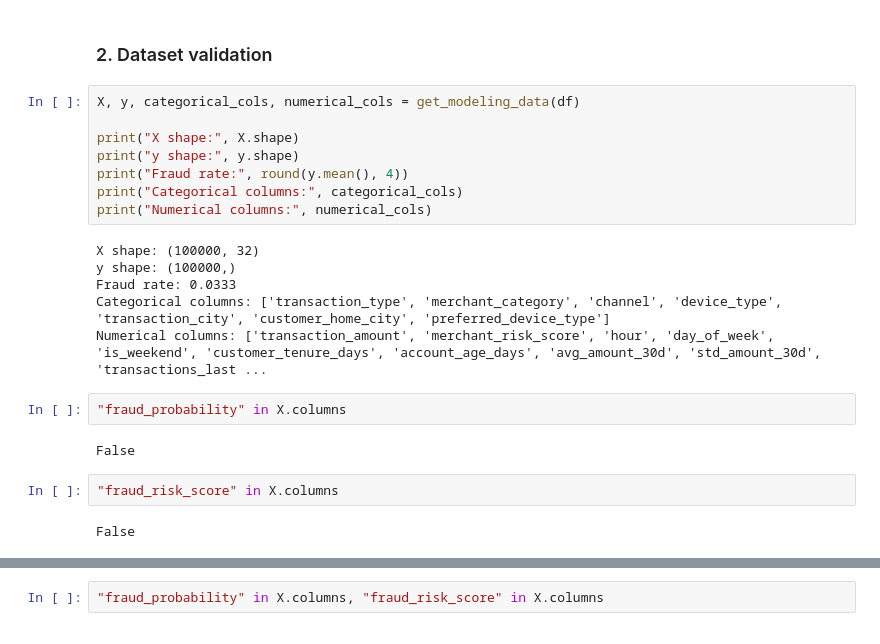
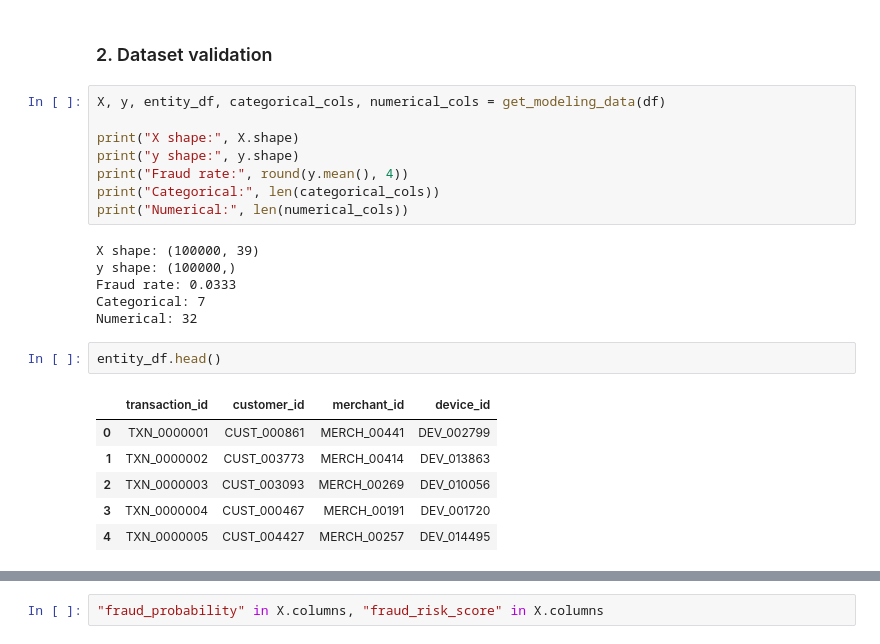
Before and after one commit to dacardonave/finshield-fraud-detection-platform, a Jupyter notebook: notebooks/02_feature_engineering.ipynb, the cells around one changed output, grey strips where cells are left out. Cells and saved outputs as stored; diff of their text form.

```diff
--- a/notebooks/02_feature_engineering.ipynb
+++ b/notebooks/02_feature_engineering.ipynb
@@ -19,24 +23,25 @@ df.shape
 # %% [markdown]
 ### 2. Dataset validation
 # %%
-X, y, categorical_cols, numerical_cols = get_modeling_data(df)
+X, y, entity_df, categorical_cols, numerical_cols = get_modeling_data(df)
 
 print("X shape:", X.shape)
 print("y shape:", y.shape)
 print("Fraud rate:", round(y.mean(), 4))
-print("Categorical columns:", categorical_cols)
-print("Numerical columns:", numerical_cols)
+print("Categorical:", len(categorical_cols))
+print("Numerical:", len(numerical_cols))
 # %% [output]
-X shape: (100000, 32)
+X shape: (100000, 39)
 y shape: (100000,)
 Fraud rate: 0.0333
-Categorical columns: ['transaction_type', 'merchant_category', 'channel', 'device_type', 'transaction_city', 'customer_home_city', 'preferred_device_type']
-Numerical columns: ['transaction_amount', 'merchant_risk_score', 'hour', 'day_of_week', 'is_weekend', 'customer_tenure_days', 'account_age_days', 'avg_amount_30d', 'std_amount_30d', 'transactions_last ...
+Categorical: 7
+Numerical: 32
-# %%
-"fraud_probability" in X.columns
-# %% [output]
-False
-# %%
-"fraud_risk_score" in X.columns
-# %% [output]
-False
+# %%
+entity_df.head()
+# %% [output]
+|  | transaction_id | customer_id | merchant_id | device_id |
+| 0 | TXN_0000001 | CUST_000861 | MERCH_00441 | DEV_002799 |
+| 1 | TXN_0000002 | CUST_003773 | MERCH_00414 | DEV_013863 |
+| 2 | TXN_0000003 | CUST_003093 | MERCH_00269 | DEV_010056 |
+| 3 | TXN_0000004 | CUST_000467 | MERCH_00191 | DEV_001720 |
+| 4 | TXN_0000005 | CUST_004427 | MERCH_00257 | DEV_014495 |
```
Also changed, not shown: parts of 7 cells of this notebook, 1 other file.
